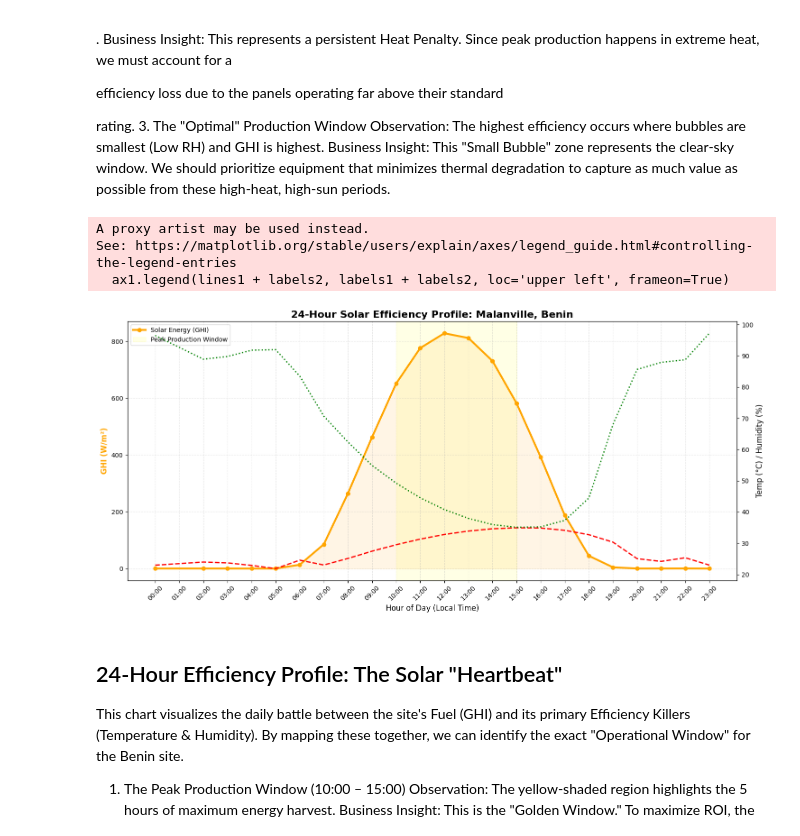
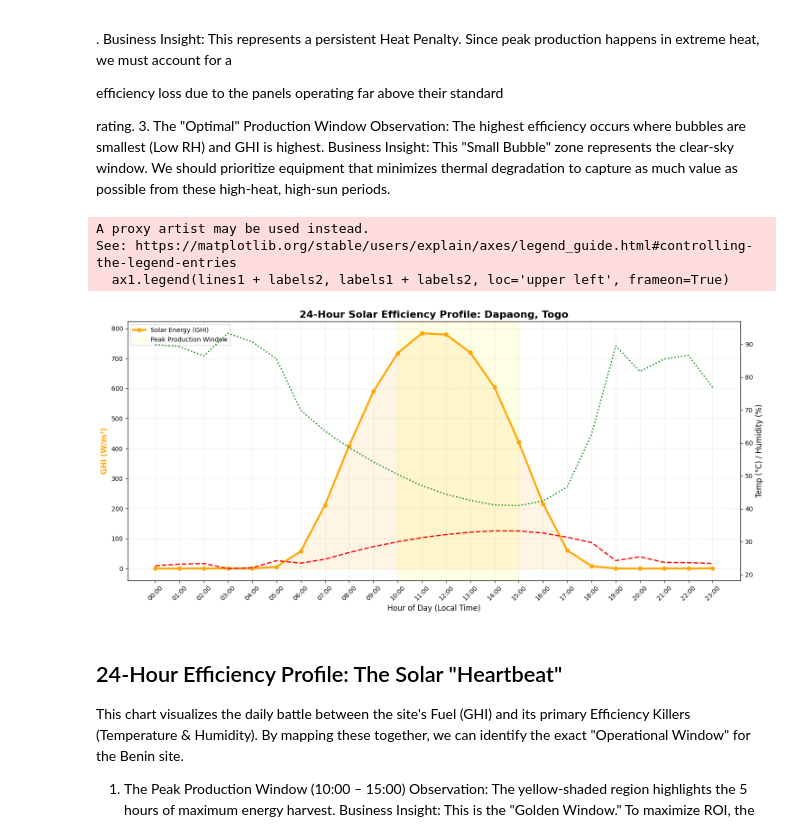
Before and after one commit to Biniaweke21/solar-energy-analytics-1, a Jupyter notebook: notebooks/togo_eda.ipynb, the cells around one changed output. Cells and saved outputs as stored; diff of their text form; code cells hidden in the pictures.

Commit message:
chore: update Togo EDA with improvements

```diff
--- a/notebooks/togo_eda.ipynb
+++ b/notebooks/togo_eda.ipynb
@@ -802,35 +800,35 @@ ax1.plot(hourly_data.index, hourly_data['GHI'], color='orange', marker='o', line
 ax1.set_ylabel('GHI (W/m²)', color='orange', fontsize=12, fontweight='bold')
 
 # 2. Secondary Axis: Temp & Humidity (The Penalties)
 ax2 = ax1.twinx()
 ax2.plot(hourly_data.index, hourly_data['Tamb'], color='red', linestyle='--', linewidth=2, label='Ambient Temp (°C)')
 ax2.plot(hourly_data.index, hourly_data['RH'], color='green', linestyle=':', linewidth=2, label='Humidity (%)')
 ax2.set_ylabel('Temp (°C) / Humidity (%)', color='black', fontsize=12)
 
 # --- THE FIX: SHOW ALL 24 HOURS ---
 ax1.set_xticks(range(0, 24))
 ax1.set_xticklabels([f"{h:02d}:00" for h in range(0, 24)], rotation=45)
 
 # 3. Strategy Highlight: The Peak Production Window
 ax1.axvspan(10, 15, color='yellow', alpha=0.1, label='Peak Production Window')
 
 # Formatting
-plt.title('24-Hour Solar Efficiency Profile: Malanville, Benin', fontsize=16, fontweight='bold')
+plt.title('24-Hour Solar Efficiency Profile: Dapaong, Togo', fontsize=16, fontweight='bold')
 ax1.set_xlabel('Hour of Day (Local Time)', fontsize=12)
 ax1.grid(True, which='both', linestyle='--', alpha=0.3)
 
 # Combine legends
 lines1, labels1 = ax1.get_legend_handles_labels()
 lines2, labels2 = ax2.get_legend_handles_labels()
 ax1.legend(lines1 + labels2, labels1 + labels2, loc='upper left', frameon=True)
 
 plt.tight_layout()
 plt.show()
 # %% [output]
 A proxy artist may be used instead.
 See: https://matplotlib.org/stable/users/explain/axes/legend_guide.html#controlling-the-legend-entries
   ax1.legend(lines1 + labels2, labels1 + labels2, loc='upper left', frameon=True)
-[figure, old version]
+[figure, new version]
 # %% [markdown]
 ## 24-Hour Efficiency Profile: The Solar "Heartbeat"
 This chart visualizes the daily battle between the site's Fuel (GHI) and its primary Efficiency Killers (Temperature & Humidity). By mapping these together, we can identify the exact "Operational Window" for the Benin site.
```
Also changed, not shown: parts of 11 cells of this notebook.
